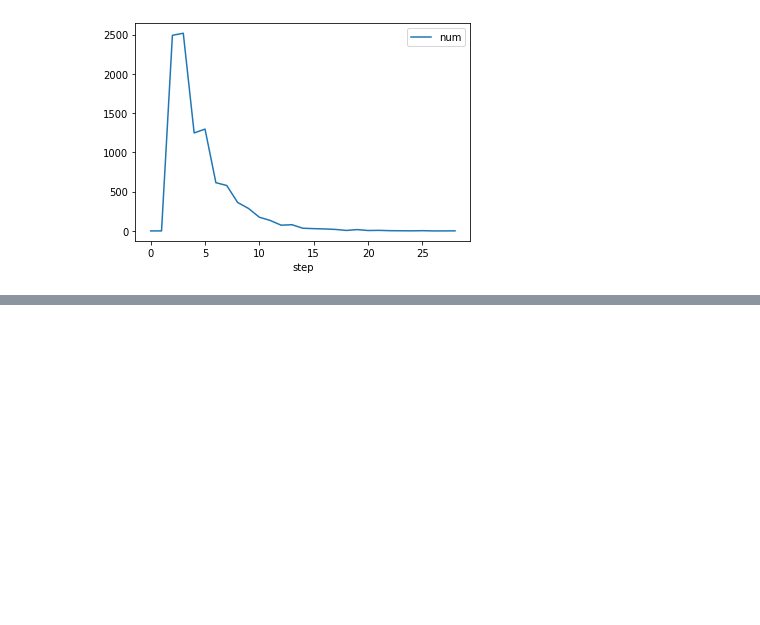
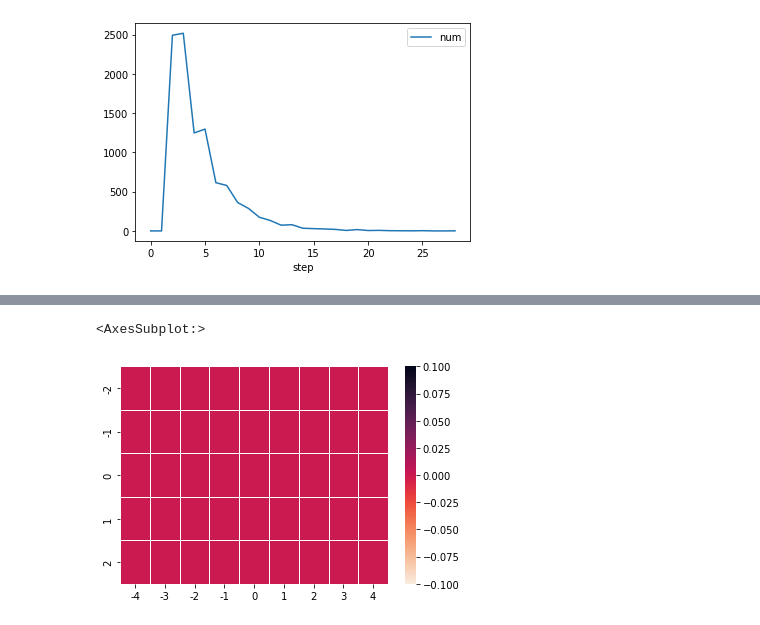
Before and after one commit to prenassipaolo/optiver_puzzle, a Jupyter notebook: base.ipynb, the cells around one changed output, grey strips where cells are left out. Cells and saved outputs as stored; diff of their text form; code cells hidden in the pictures; blank space fills up the shorter version.

```diff
--- a/base.ipynb
+++ b/base.ipynb
@@ -91,0 +319,7 @@ death_history.plot()
+# %%
+grid = Grid(5, 9)
+# %%
+grid.plot()
+# %% [output]
+<AxesSubplot:>
+[figure, added]
```
Also changed, not shown: parts of 19 cells of this notebook.
